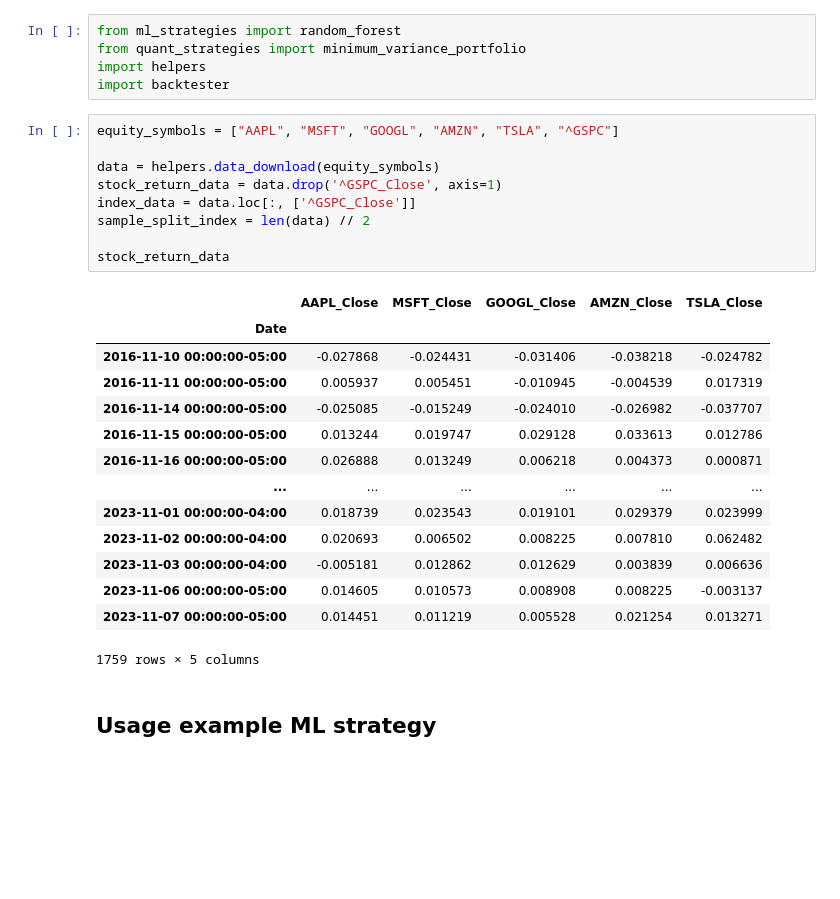
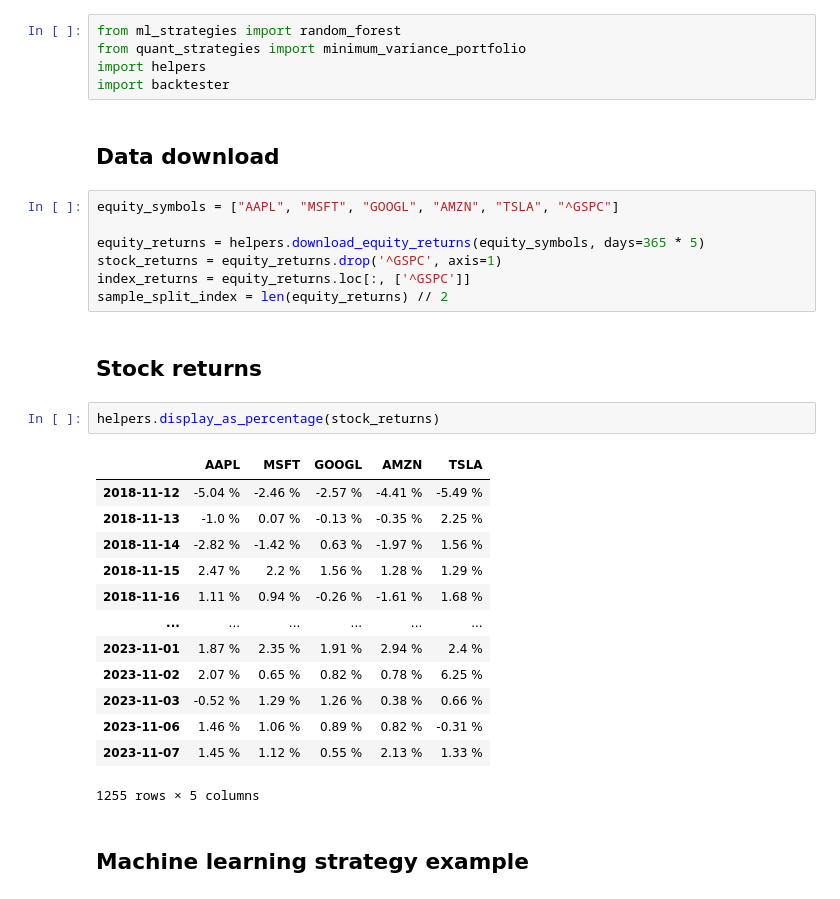
Before and after one commit to blush-finance/backtester, a Jupyter notebook: main.ipynb, the cells around one changed output. Drawn from its saved outputs; the diff is of its cells as text; blank space fills up the shorter version.

```diff
--- a/main.ipynb
+++ b/main.ipynb
@@ -7,30 +7,33 @@ from ml_strategies import random_forest
 from quant_strategies import minimum_variance_portfolio
 import helpers
 import backtester
+# %% [markdown]
+## Data download
 # %%
 equity_symbols = ["AAPL", "MSFT", "GOOGL", "AMZN", "TSLA", "^GSPC"]
 
-data = helpers.data_download(equity_symbols)
-stock_return_data = data.drop('^GSPC_Close', axis=1)
-index_data = data.loc[:, ['^GSPC_Close']]
-sample_split_index = len(data) // 2
-
-stock_return_data
+equity_returns = helpers.download_equity_returns(equity_symbols, days=365 * 5)
+stock_returns = equity_returns.drop('^GSPC', axis=1)
+index_returns = equity_returns.loc[:, ['^GSPC']]
+sample_split_index = len(equity_returns) // 2
-# %% [output]
-|  | AAPL_Close | MSFT_Close | GOOGL_Close | AMZN_Close | TSLA_Close |
-| Date |  |  |  |  |  |
-| 2016-11-10 00:00:00-05:00 | -0.027868 | -0.024431 | -0.031406 | -0.038218 | -0.024782 |
-| 2016-11-11 00:00:00-05:00 | 0.005937 | 0.005451 | -0.010945 | -0.004539 | 0.017319 |
-| 2016-11-14 00:00:00-05:00 | -0.025085 | -0.015249 | -0.024010 | -0.026982 | -0.037707 |
-| 2016-11-15 00:00:00-05:00 | 0.013244 | 0.019747 | 0.029128 | 0.033613 | 0.012786 |
-| 2016-11-16 00:00:00-05:00 | 0.026888 | 0.013249 | 0.006218 | 0.004373 | 0.000871 |
-| ... | ... | ... | ... | ... | ... |
-| 2023-11-01 00:00:00-04:00 | 0.018739 | 0.023543 | 0.019101 | 0.029379 | 0.023999 |
-| 2023-11-02 00:00:00-04:00 | 0.020693 | 0.006502 | 0.008225 | 0.007810 | 0.062482 |
-| 2023-11-03 00:00:00-04:00 | -0.005181 | 0.012862 | 0.012629 | 0.003839 | 0.006636 |
-| 2023-11-06 00:00:00-05:00 | 0.014605 | 0.010573 | 0.008908 | 0.008225 | -0.003137 |
-| 2023-11-07 00:00:00-05:00 | 0.014451 | 0.011219 | 0.005528 | 0.021254 | 0.013271 |
-1759 rows × 5 columns
+# %% [markdown]
+## Stock returns
+# %%
+helpers.display_as_percentage(stock_returns)
+# %% [output]
+|  | AAPL | MSFT | GOOGL | AMZN | TSLA |
+| 2018-11-12 | -5.04 % | -2.46 % | -2.57 % | -4.41 % | -5.49 % |
+| 2018-11-13 | -1.0 % | 0.07 % | -0.13 % | -0.35 % | 2.25 % |
+| 2018-11-14 | -2.82 % | -1.42 % | 0.63 % | -1.97 % | 1.56 % |
+| 2018-11-15 | 2.47 % | 2.2 % | 1.56 % | 1.28 % | 1.29 % |
+| 2018-11-16 | 1.11 % | 0.94 % | -0.26 % | -1.61 % | 1.68 % |
+| ... | ... | ... | ... | ... | ... |
+| 2023-11-01 | 1.87 % | 2.35 % | 1.91 % | 2.94 % | 2.4 % |
+| 2023-11-02 | 2.07 % | 0.65 % | 0.82 % | 0.78 % | 6.25 % |
+| 2023-11-03 | -0.52 % | 1.29 % | 1.26 % | 0.38 % | 0.66 % |
+| 2023-11-06 | 1.46 % | 1.06 % | 0.89 % | 0.82 % | -0.31 % |
+| 2023-11-07 | 1.45 % | 1.12 % | 0.55 % | 2.13 % | 1.33 % |
+1255 rows × 5 columns
 # %% [markdown]
-## Usage example ML strategy
+## Machine learning strategy example
 # %%
```
Also changed, not shown: parts of 32 cells of this notebook, 2 other files.
